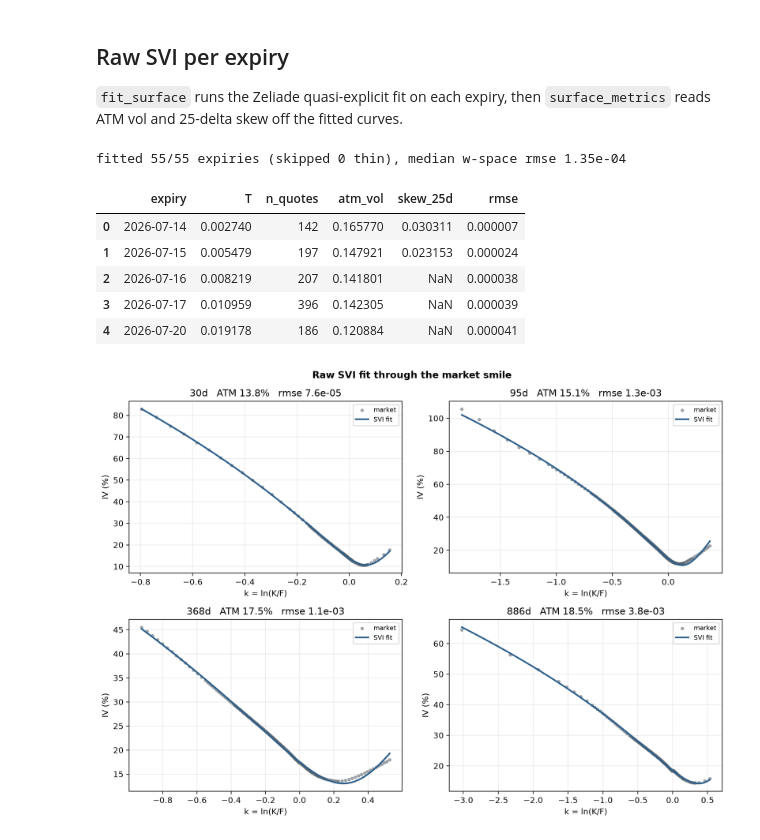
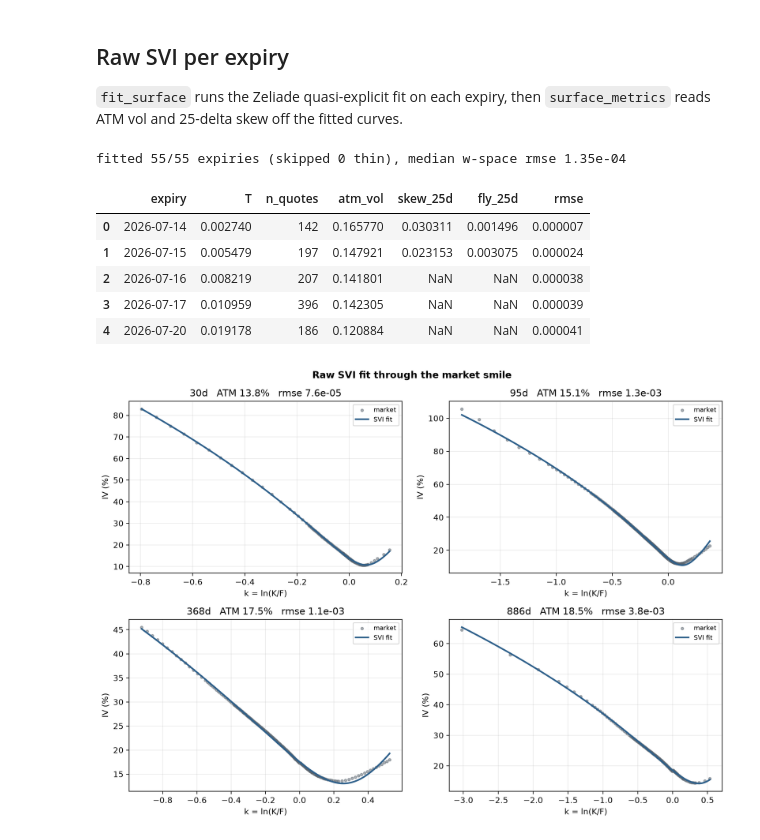
Before and after one commit to bsinek/quant-research, a Jupyter notebook: vol-surface/notebooks/surface_svi.ipynb, the cells around one changed output. Cells and saved outputs as stored; diff of their text form; code cells hidden in the pictures.

```diff
--- a/vol-surface/notebooks/surface_svi.ipynb
+++ b/vol-surface/notebooks/surface_svi.ipynb
@@ -67,19 +67,19 @@ reads ATM vol and 25-delta skew off the fitted curves.
 # %%
 fit = atm_theta(fit_surface(df, weight_col="weights")).sort_values("T").reset_index(drop=True)
 met = surface_metrics(fit)
 
 n_fit = int(fit["a"].notna().sum())
 print(f"fitted {n_fit}/{len(fit)} expiries (skipped {len(fit)-n_fit} thin), "
       f"median w-space rmse {fit['rmse'].median():.2e}")
-met[["expiry", "T", "n_quotes", "atm_vol", "skew_25d", "rmse"]].head()
+met[["expiry", "T", "n_quotes", "atm_vol", "skew_25d", "fly_25d", "rmse"]].head()
 # %% [output]
 fitted 55/55 expiries (skipped 0 thin), median w-space rmse 1.35e-04
-|  | expiry | T | n_quotes | atm_vol | skew_25d | rmse |
-| 0 | 2026-07-14 | 0.002740 | 142 | 0.165770 | 0.030311 | 0.000007 |
-| 1 | 2026-07-15 | 0.005479 | 197 | 0.147921 | 0.023153 | 0.000024 |
-| 2 | 2026-07-16 | 0.008219 | 207 | 0.141801 | NaN | 0.000038 |
-| 3 | 2026-07-17 | 0.010959 | 396 | 0.142305 | NaN | 0.000039 |
-| 4 | 2026-07-20 | 0.019178 | 186 | 0.120884 | NaN | 0.000041 |
+|  | expiry | T | n_quotes | atm_vol | skew_25d | fly_25d | rmse |
+| 0 | 2026-07-14 | 0.002740 | 142 | 0.165770 | 0.030311 | 0.001496 | 0.000007 |
+| 1 | 2026-07-15 | 0.005479 | 197 | 0.147921 | 0.023153 | 0.003075 | 0.000024 |
+| 2 | 2026-07-16 | 0.008219 | 207 | 0.141801 | NaN | NaN | 0.000038 |
+| 3 | 2026-07-17 | 0.010959 | 396 | 0.142305 | NaN | NaN | 0.000039 |
+| 4 | 2026-07-20 | 0.019178 | 186 | 0.120884 | NaN | NaN | 0.000041 |
 # %%
 picks = [fit.iloc[(fit["T"]*365 - d).abs().argmin()] for d in (30, 90, 365, 1000)]
 f, axes = plt.subplots(2, 2, figsize=(11, 8))
```
Also changed, not shown: parts of 3 cells of this notebook, 3 other files.
